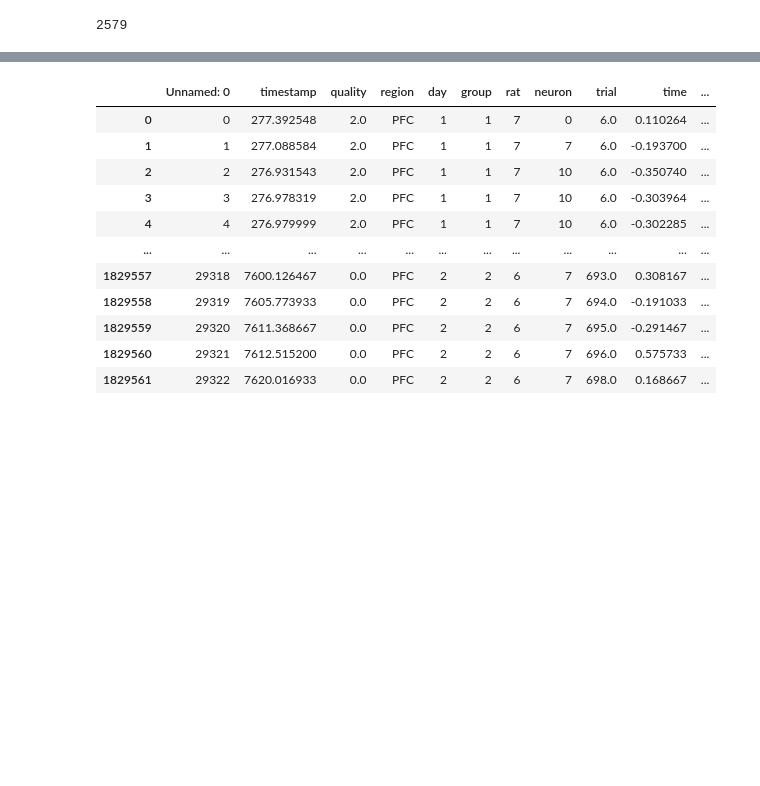
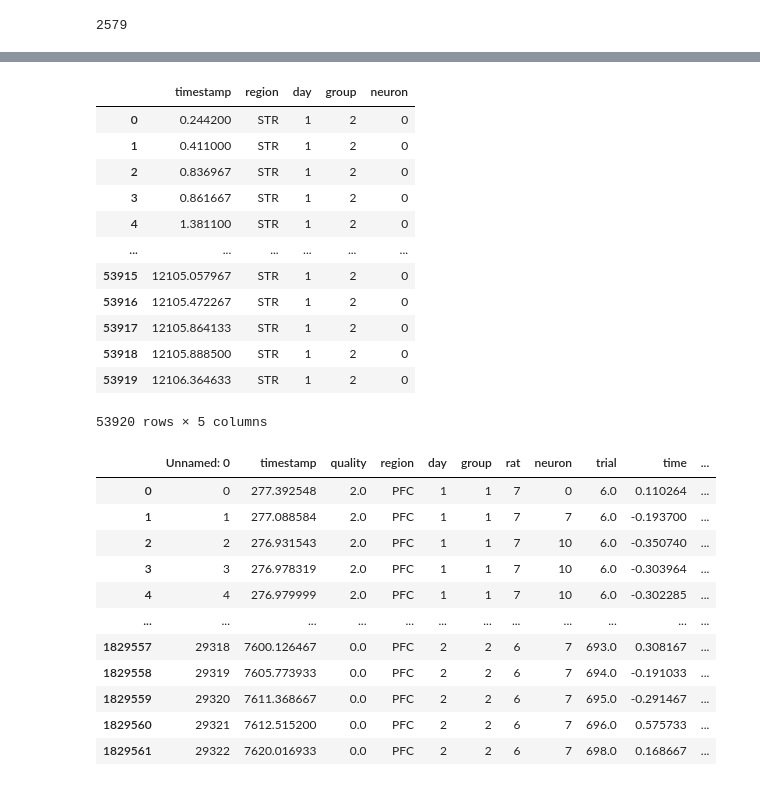
Before and after one commit to lfernandof/lfp_signals_analysis, a Jupyter notebook: state-scored-spikes.ipynb, the cells around one changed output, grey strips where cells are left out. Drawn from its saved outputs; the diff is of its cells as text; code cells hidden in the pictures; blank space fills up the shorter version.

```diff
--- a/state-scored-spikes.ipynb
+++ b/state-scored-spikes.ipynb
@@ -135,0 +186,26 @@ session_data = pd.read_csv('/content/drive/MyDrive/backup-mac/ufabc/entire-backu
+# %%
+def create_or_append(dataframe,current_data):
+    if dataframe is not None:
+        return pd.concat([dataframe,pd.DataFrame(current_data)])
+    else:
+        return pd.DataFrame(current_data)
+# %%
+test_df2 = None
+
+test_df2 = create_or_append(test_df2,test_df)
+# %%
+test_df2
+# %% [output]
+|  | timestamp | region | day | group | neuron |
+| 0 | 0.244200 | STR | 1 | 2 | 0 |
+| 1 | 0.411000 | STR | 1 | 2 | 0 |
+| 2 | 0.836967 | STR | 1 | 2 | 0 |
+| 3 | 0.861667 | STR | 1 | 2 | 0 |
+| 4 | 1.381100 | STR | 1 | 2 | 0 |
+| ... | ... | ... | ... | ... | ... |
+| 53915 | 12105.057967 | STR | 1 | 2 | 0 |
+| 53916 | 12105.472267 | STR | 1 | 2 | 0 |
+| 53917 | 12105.864133 | STR | 1 | 2 | 0 |
+| 53918 | 12105.888500 | STR | 1 | 2 | 0 |
+| 53919 | 12106.364633 | STR | 1 | 2 | 0 |
+53920 rows × 5 columns
```
Also changed, not shown: parts of 18 cells of this notebook.
